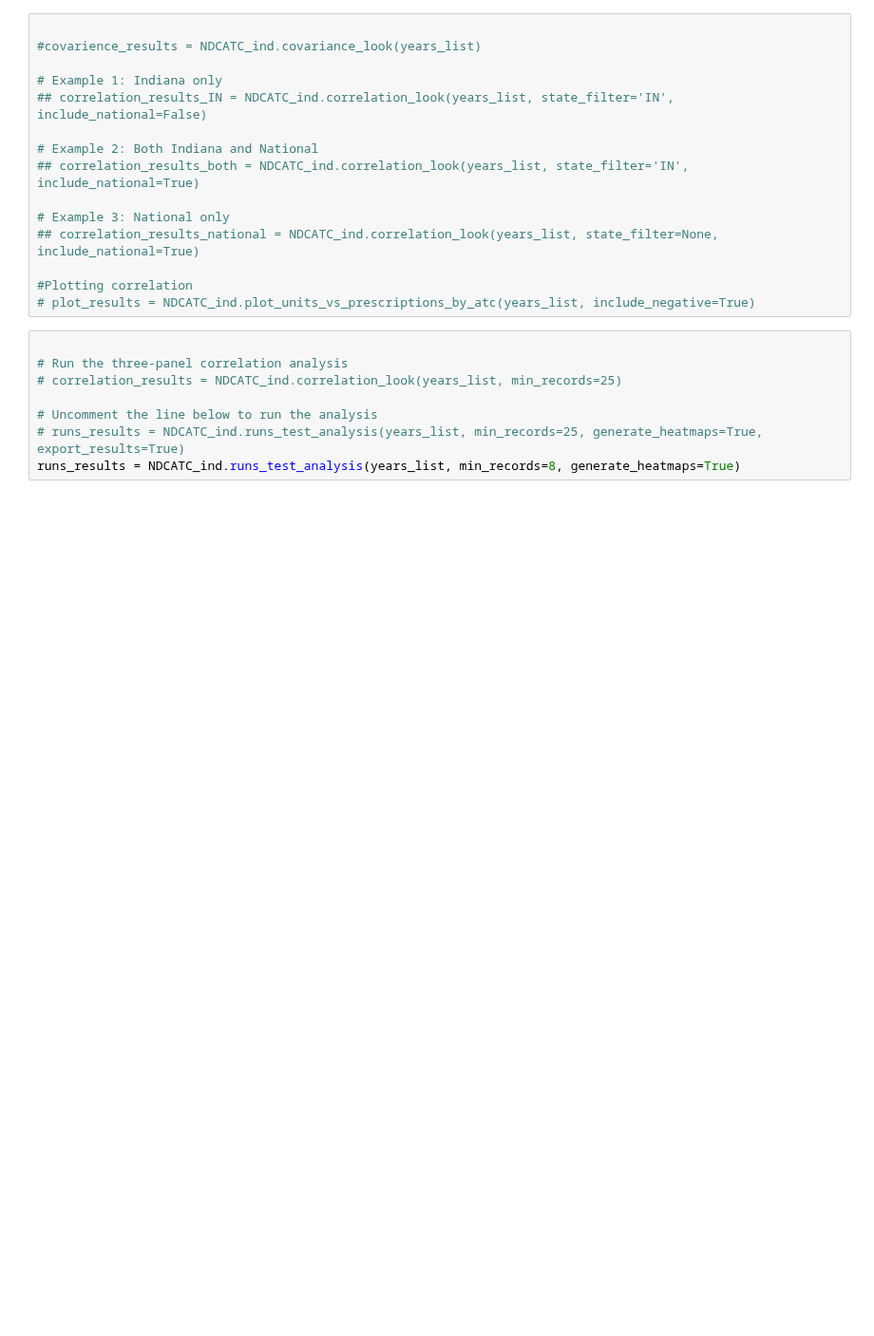
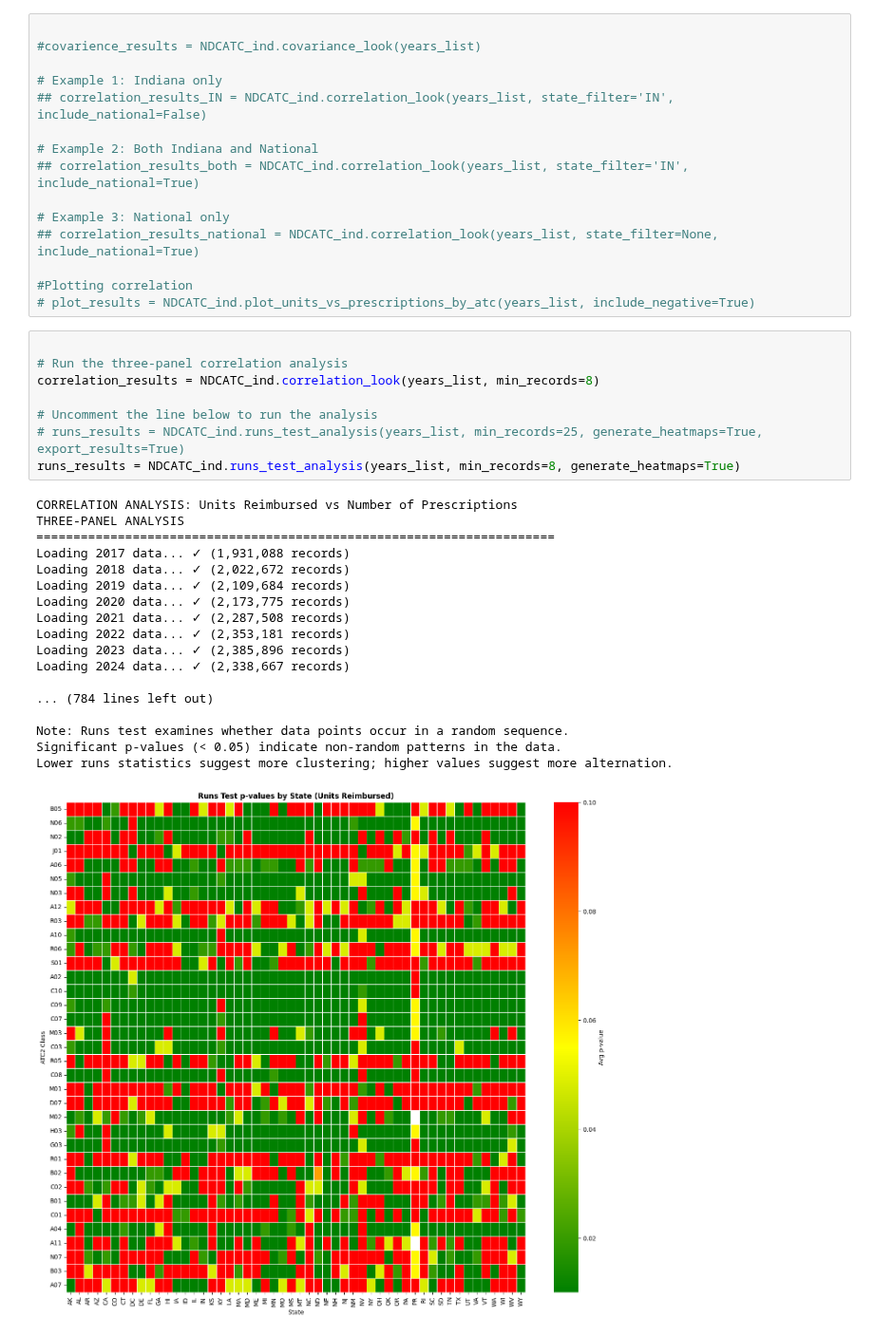
Before and after one commit to Lilianptr/DCMME, a Jupyter notebook: ATC/Stats.ipynb, the cells around one changed output. Shown at 95% size. Drawn from its saved outputs; the diff is of its cells as text; blank space fills up the shorter version.

```diff
--- a/ATC/Stats.ipynb
+++ b/ATC/Stats.ipynb
@@ -879,8 +901,27 @@ class NDCATC_ind:  #Creating a new class to analyze correlations
 # %%
 
 # Run the three-panel correlation analysis
-# correlation_results = NDCATC_ind.correlation_look(years_list, min_records=25)
+correlation_results = NDCATC_ind.correlation_look(years_list, min_records=8)
 
 # Uncomment the line below to run the analysis
 # runs_results = NDCATC_ind.runs_test_analysis(years_list, min_records=25, generate_heatmaps=True, export_results=True)
 runs_results = NDCATC_ind.runs_test_analysis(years_list, min_records=8, generate_heatmaps=True)
+# %% [output]
+CORRELATION ANALYSIS: Units Reimbursed vs Number of Prescriptions
+THREE-PANEL ANALYSIS
+======================================================================
+Loading 2017 data... ✓ (1,931,088 records)
+Loading 2018 data... ✓ (2,022,672 records)
+Loading 2019 data... ✓ (2,109,684 records)
+Loading 2020 data... ✓ (2,173,775 records)
+Loading 2021 data... ✓ (2,287,508 records)
+Loading 2022 data... ✓ (2,353,181 records)
+Loading 2023 data... ✓ (2,385,896 records)
+Loading 2024 data... ✓ (2,338,667 records)
+
+... (784 lines left out)
+
+Note: Runs test examines whether data points occur in a random sequence.
+Significant p-values (< 0.05) indicate non-random patterns in the data.
+Lower runs statistics suggest more clustering; higher values suggest more alternation.
+[figure, added]
```
Also changed, not shown: parts of 2 cells of this notebook, 1 other file.
